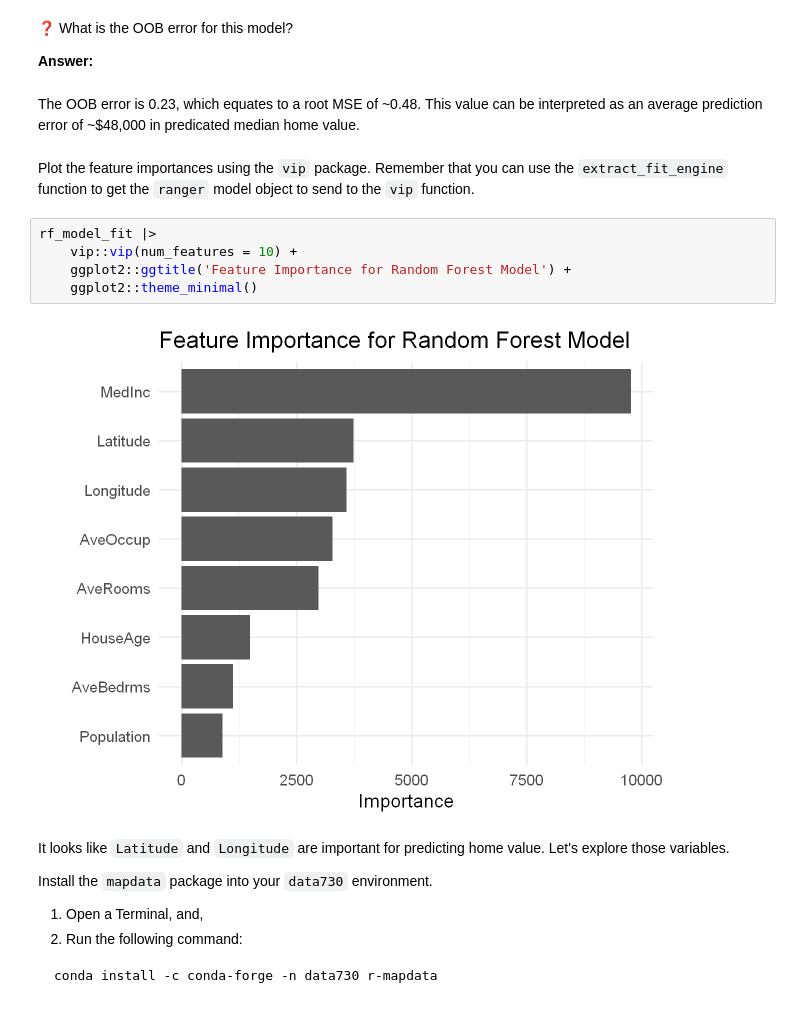
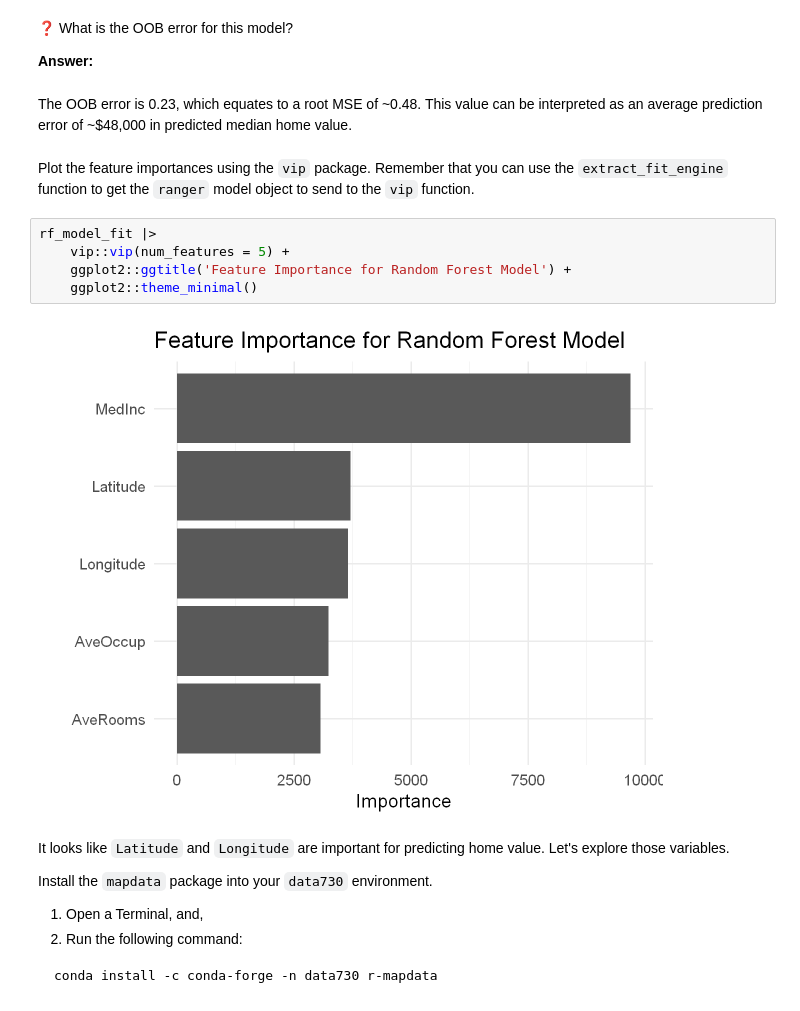
Before and after one commit to UNC-DATA-730/unit-11-assignment-samussiah, a Jupyter notebook: assignment11.ipynb, the cells around one changed output. Cells and saved outputs as stored; diff of their text form.

```diff
--- a/assignment11.ipynb
+++ b/assignment11.ipynb
@@ -104,16 +112,16 @@ R squared (OOB):                  0.824817
 
 **Answer:**
 # %% [markdown]
-The OOB error is 0.23, which equates to a root MSE of ~0.48. This value can be interpreted as an average prediction error of ~$48,000 in predicated median home value.
+The OOB error is 0.23, which equates to a root MSE of ~0.48. This value can be interpreted as an average prediction error of ~$48,000 in predicted median home value.
 # %% [markdown]
 Plot the feature importances using the `vip` package. Remember that you can use the `extract_fit_engine` function to get the `ranger` model object to send to the `vip` function.
 # %%
 rf_model_fit |>
-    vip::vip(num_features = 10) +
+    vip::vip(num_features = 5) +
     ggplot2::ggtitle('Feature Importance for Random Forest Model') +
     ggplot2::theme_minimal()
 # %% [output]
-[figure, old version]
+[figure, new version]
 # %% [markdown]
 It looks like `Latitude` and `Longitude` are important for predicting home value. Let's explore those variables.
 
```
Also changed, not shown: parts of 3 cells of this notebook.
